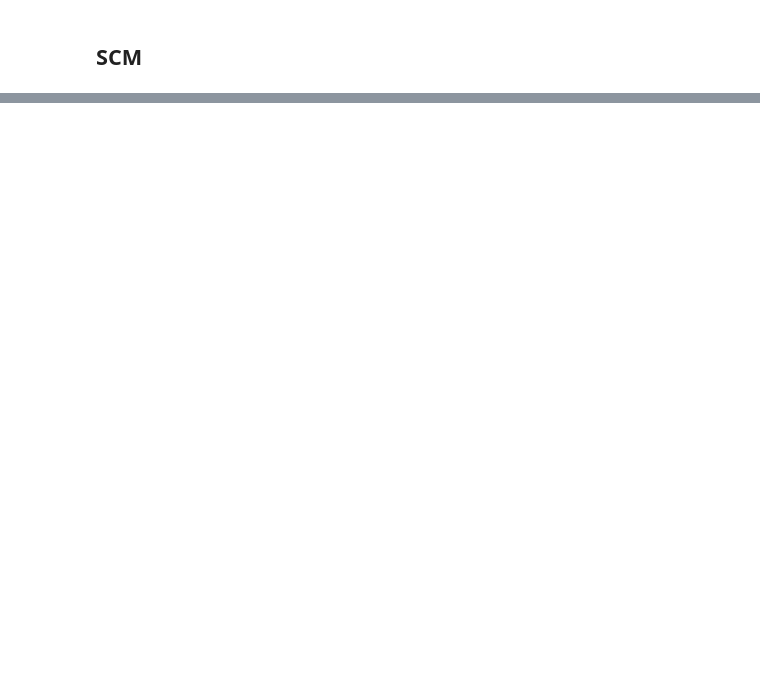
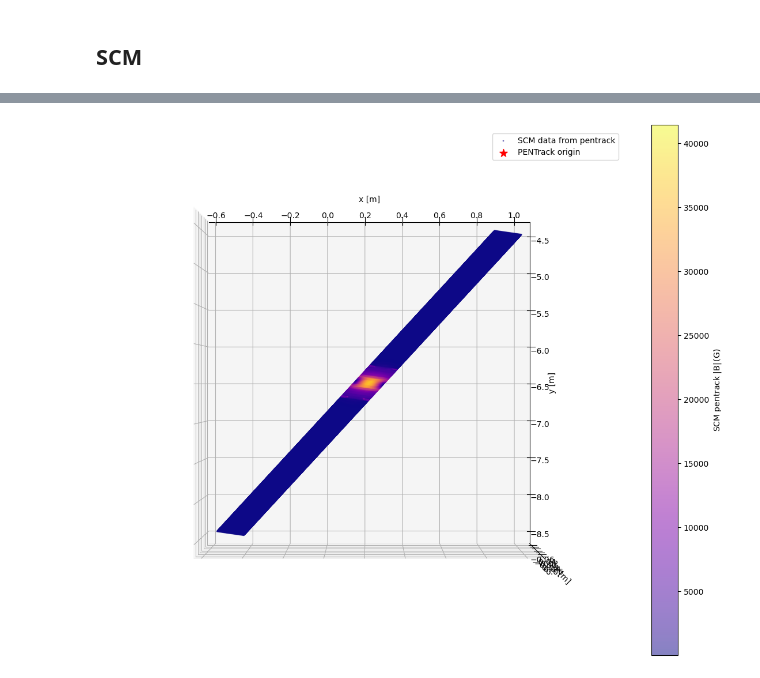
Before and after one commit to eklem1/AdiabaticSpinTransp, a Jupyter notebook: CalculatingK.ipynb, the cells around one changed output, grey strips where cells are left out. Saved outputs shown, nothing was run; the diff lists cells and outputs as text; code cells hidden in the pictures; blank space fills up the shorter version.

```diff
--- a/CalculatingK.ipynb
+++ b/CalculatingK.ipynb
@@ -358,0 +485,36 @@ plt.show()
+# %%
+fig = plt.figure(figsize=(10, 10))
+axes = mplot3d.Axes3D(fig)
+
+axes.view_init(elev=90., azim=-90) #top view
+
+B_SCM_mag = np.sqrt(B_SCM_FMSR['B_x']**2 + B_SCM_FMSR['B_y']**2 + B_SCM_FMSR['B_z']**2)
+Q_SCM_Pen= axes.scatter(B_SCM_FMSR['x']/100, B_SCM_FMSR['y']/100, B_SCM_FMSR['z']/100, c=B_SCM_mag, s=1,
+                           alpha=0.5, cmap='plasma', label="SCM data from pentrack")
+                           # vmin=170, vmax=310)
+cbar = fig.colorbar(Q_SCM_Pen, label='SCM pentrack $\mathsf{|B|\,(G)}$', fraction=0.046)#, cax=cax)
+
+#loads all the file I have in this folder as STLs
+STLpath = '../MesonMagMapping/PrettyPlotTools/STLsToGraph_F_MSR'
+stl_array = os.listdir(STLpath)
+
+# axes.scatter(0, 0, 0, marker="*", s=100, color="orange", label="MSR origin")
+axes.scatter(0.223, -6.489, 0, marker="*", s=100, color="red",
+             label="PENTrack origin")
+
+# for STLfile in stl_array:
+# #     print(STLfile)
+#     ppf.graphSTL(STLpath+'/'+STLfile, axes)
+
+# axes.set_xlim(-2, 2)
+# axes.set_ylim(-10, 1)
+# axes.set_zlim(-0.6, 0.6)
+
+axes.set_xlabel('x [m]')
+axes.set_ylabel('y [m]')
+axes.set_zlabel('z [m]')
+axes.legend()
+
+plt.show()
+# %% [output]
+[figure, added]
```
Also changed, not shown: parts of 23 cells of this notebook.
